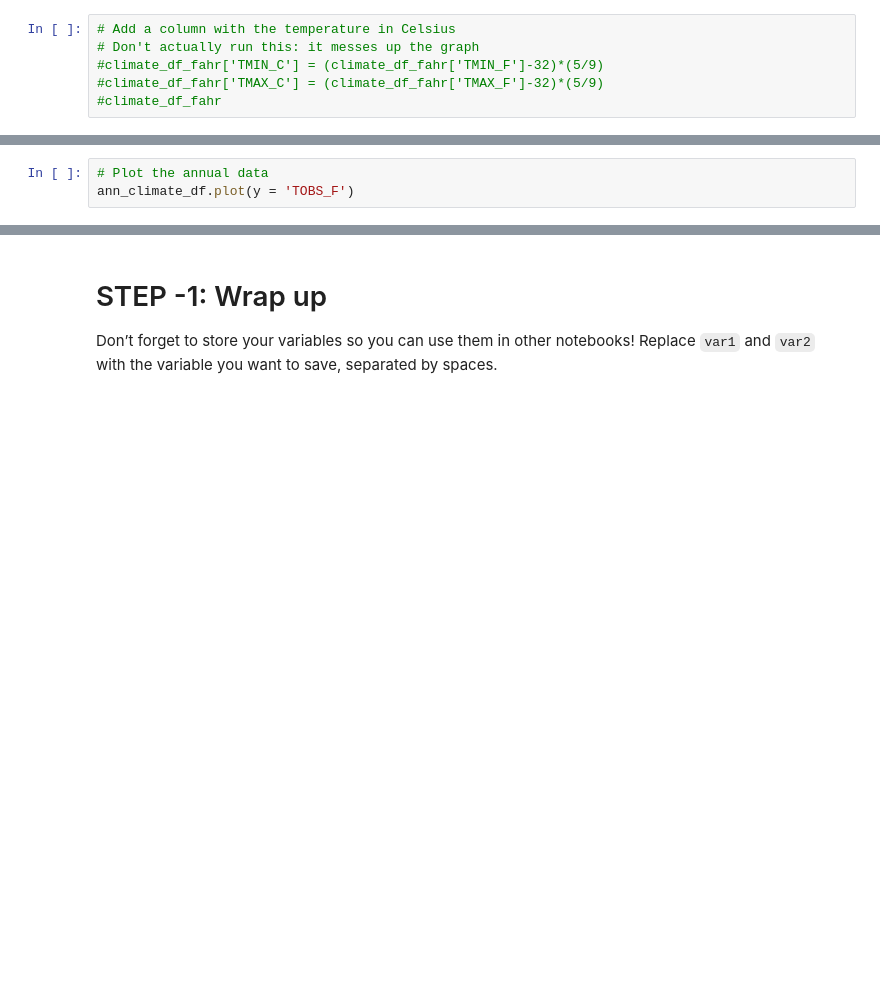
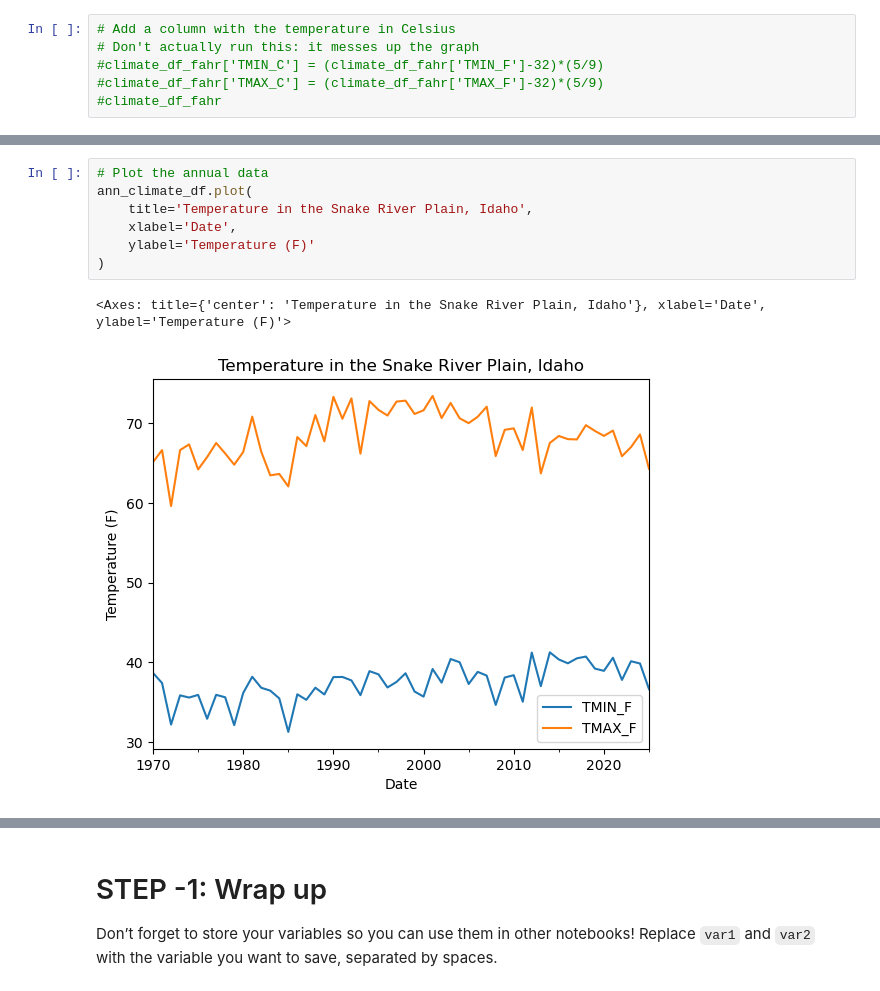
Before and after one commit to cu-esiil-edu/01-climate-JuliaOlsz, a Jupyter notebook: notebooks/climate-98-download.ipynb, the cells around one changed output, grey strips where cells are left out. Saved outputs shown, nothing was run; the diff lists cells and outputs as text; blank space fills up the shorter version.

Commit message:
create SRP graph

```diff
--- a/notebooks/climate-98-download.ipynb
+++ b/notebooks/climate-98-download.ipynb
@@ -205,5 +226,12 @@ ann_climate_df
 # %%
 # Plot the annual data
-ann_climate_df.plot(y = 'TOBS_F')
+ann_climate_df.plot(
+    title='Temperature in the Snake River Plain, Idaho',
+    xlabel='Date',
+    ylabel='Temperature (F)'
+)
+# %% [output]
+<Axes: title={'center': 'Temperature in the Snake River Plain, Idaho'}, xlabel='Date', ylabel='Temperature (F)'>
+[figure, added]
 # %%
 # Plot the annual data interactively
```
Also changed, not shown: parts of 10 cells of this notebook.
